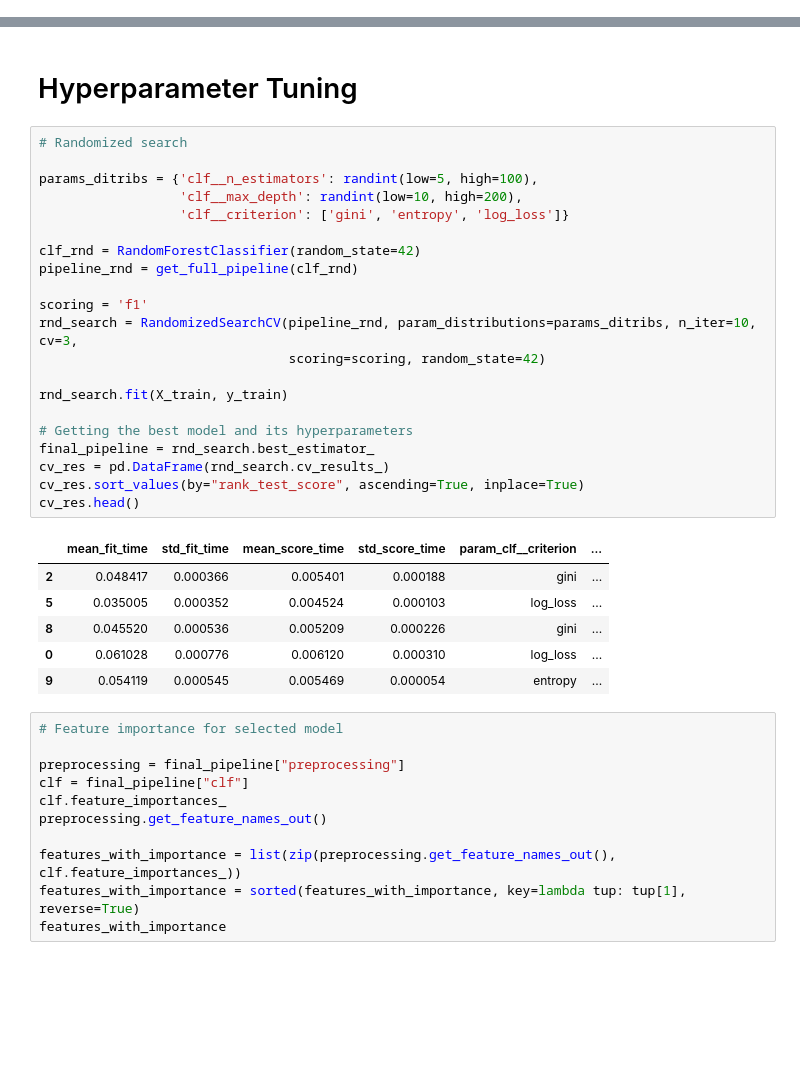
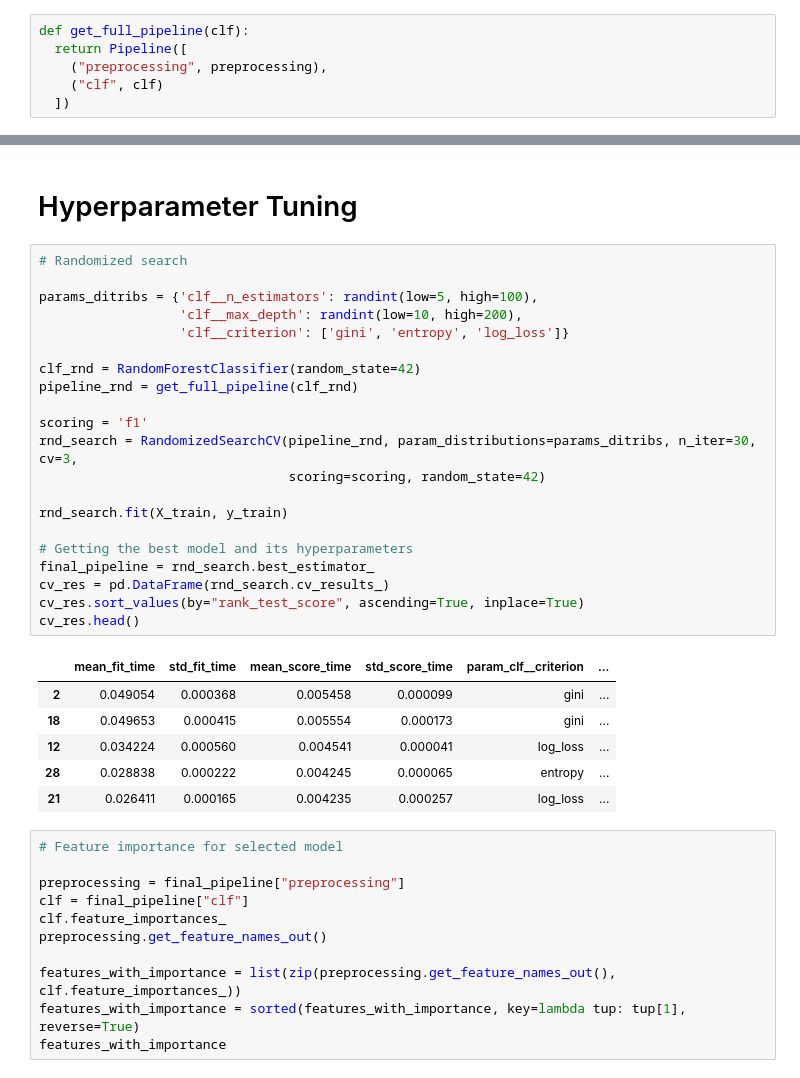
Before and after one commit to adamscarlat/hands-on-ML-with-Scikit-Learn-and-Tensorflow, a Jupyter notebook: edition3/projects/heart-attack-dataset/heart-attack-prediction.ipynb, the cells around one changed output, grey strips where cells are left out. Drawn from its saved outputs; the diff is of its cells as text; blank space fills up the shorter version.

```diff
--- a/edition3/projects/heart-attack-dataset/heart-attack-prediction.ipynb
+++ b/edition3/projects/heart-attack-dataset/heart-attack-prediction.ipynb
@@ -268,6 +268,12 @@ X_train_transformed_df.head()
 | 2 | 0.076923 | -0.095238 | -0.244898 | 0.0 | -0.500000 | 1.000000 | 1.0 | ... |
 | 3 | 0.538462 | 0.238095 | -1.616327 | 0.0 | -0.026316 | -0.200000 | 1.0 | ... |
 | 4 | 0.461538 | -0.476190 | 0.359184 | 0.0 | 0.052632 | 2.066667 | 1.0 | ... |
+# %%
+def get_full_pipeline(clf):
+  return Pipeline([
+    ("preprocessing", preprocessing),
+    ("clf", clf)
+  ])
 # %% [markdown]
 # Model Training
 # %%
@@ -308,31 +314,31 @@ F1:         0.85
 # %%
 # Randomized search
 
 params_ditribs = {'clf__n_estimators': randint(low=5, high=100),
                   'clf__max_depth': randint(low=10, high=200),
                   'clf__criterion': ['gini', 'entropy', 'log_loss']}
 
 clf_rnd = RandomForestClassifier(random_state=42)
 pipeline_rnd = get_full_pipeline(clf_rnd)
 
 scoring = 'f1'
-rnd_search = RandomizedSearchCV(pipeline_rnd, param_distributions=params_ditribs, n_iter=10, cv=3,
+rnd_search = RandomizedSearchCV(pipeline_rnd, param_distributions=params_ditribs, n_iter=30, cv=3,
                                 scoring=scoring, random_state=42)
 
 rnd_search.fit(X_train, y_train)
 
 # Getting the best model and its hyperparameters
 final_pipeline = rnd_search.best_estimator_
 cv_res = pd.DataFrame(rnd_search.cv_results_)
 cv_res.sort_values(by="rank_test_score", ascending=True, inplace=True)
 cv_res.head()
 # %% [output]
 |  | mean_fit_time | std_fit_time | mean_score_time | std_score_time | param_clf__criterion | ... |
-| 2 | 0.048417 | 0.000366 | 0.005401 | 0.000188 | gini | ... |
-| 5 | 0.035005 | 0.000352 | 0.004524 | 0.000103 | log_loss | ... |
-| 8 | 0.045520 | 0.000536 | 0.005209 | 0.000226 | gini | ... |
-| 0 | 0.061028 | 0.000776 | 0.006120 | 0.000310 | log_loss | ... |
-| 9 | 0.054119 | 0.000545 | 0.005469 | 0.000054 | entropy | ... |
+| 2 | 0.049054 | 0.000368 | 0.005458 | 0.000099 | gini | ... |
+| 18 | 0.049653 | 0.000415 | 0.005554 | 0.000173 | gini | ... |
+| 12 | 0.034224 | 0.000560 | 0.004541 | 0.000041 | log_loss | ... |
+| 28 | 0.028838 | 0.000222 | 0.004245 | 0.000065 | entropy | ... |
+| 21 | 0.026411 | 0.000165 | 0.004235 | 0.000257 | log_loss | ... |
 # %%
 # Feature importance for selected model
 
```
Also changed, not shown: parts of 1 cell of this notebook, 2 other files.
